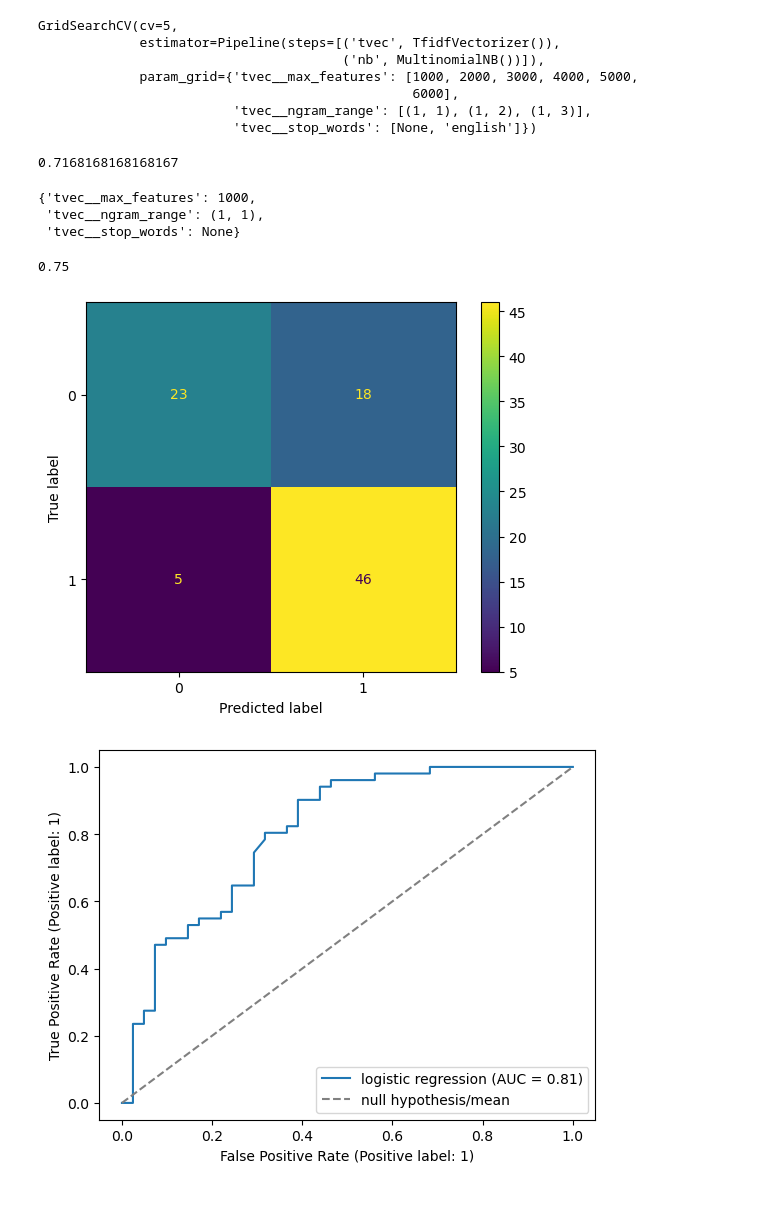
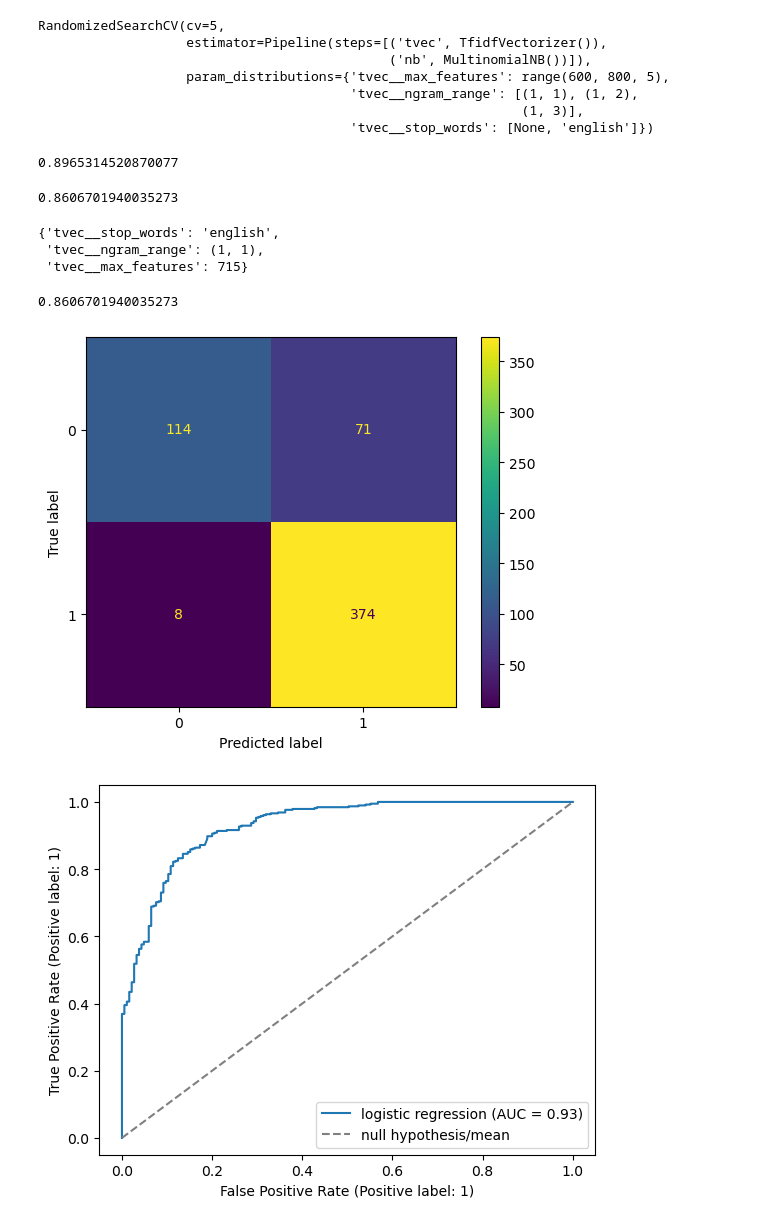
Before and after one commit to ssaurbier/subreddit_nlp, a Jupyter notebook: code/preprocessing.ipynb, the cells around one changed output. Cells and saved outputs as stored; diff of their text form; code cells hidden in the pictures.

```diff
--- a/code/preprocessing.ipynb
+++ b/code/preprocessing.ipynb
@@ -78,12 +105,12 @@ pipe = Pipeline([
     ('nb', MultinomialNB())
 ])
 # %%
-pipe = {
-    'tvec__max_features': [i for i in range (1000, 6001, 1000)],
+pipe_params = {
+    'tvec__max_features': range(600,800,5),
     'tvec__stop_words': [None, 'english'],
-    'tvec__ngram_range': [(1,1), (1,2), (1,3)],
-    'cvec__max_features': [2000, 3000, 4000, 5000],
-    'cvec__min_df': [2, 3, 5],
-    'cvec__max_df': [i*.1 for i in range(50, 101, 5)],
-    'cvec__ngram_range': [(1, 1), (1, 2), (1,3)]
+    'tvec__ngram_range': [(1,1), (1,2), (1,3)]
+    #'cvec__max_features': range(2500, 3500, 100),
+    #'cvec__min_df': range(1,5),
+    #'cvec__max_df': [i/100 for i in range(0, 100, 5)],
+    #'cvec__ngram_range': [(1,1),(1, 2), (1,3)]
 }
@@ -90,42 +130,44 @@ pipe = {
 # %%
-gs = GridSearchCV(pipe_tvec,
-                  param_grid = pipe_tvec_params,
-                  cv = 5)
+rs = RandomizedSearchCV(pipe,
+                  pipe_params,
+                    cv = 5)
 # %%
-gs.fit(X_train, y_train)
+rs.fit(X_train, y_train)
 # %% [output]
-GridSearchCV(cv=5,
-             estimator=Pipeline(steps=[('tvec', TfidfVectorizer()),
-                                       ('nb', MultinomialNB())]),
-             param_grid={'tvec__max_features': [1000, 2000, 3000, 4000, 5000,
-                                                6000],
-                         'tvec__ngram_range': [(1, 1), (1, 2), (1, 3)],
-                         'tvec__stop_words': [None, 'english']})
+RandomizedSearchCV(cv=5,
+                   estimator=Pipeline(steps=[('tvec', TfidfVectorizer()),
+                                             ('nb', MultinomialNB())]),
+                   param_distributions={'tvec__max_features': range(600, 800, 5),
+                                        'tvec__ngram_range': [(1, 1), (1, 2),
+                                                              (1, 3)],
+                                        'tvec__stop_words': [None, 'english']})
 # %%
-gs.best_score_
+print(rs.score(X_train, y_train))
+rs.score(X_test, y_test)
 # %% [output]
-0.7168168168168167
+0.8965314520870077
+0.8606701940035273
 # %%
-gs.best_params_
+rs.best_params_
 # %% [output]
-{'tvec__max_features': 1000,
+{'tvec__stop_words': 'english',
  'tvec__ngram_range': (1, 1),
- 'tvec__stop_words': None}
+ 'tvec__max_features': 715}
 # %%
-gs.score(X_test, y_test)
+rs.score(X_test, y_test)
 # %% [output]
-0.75
+0.8606701940035273
 # %%
-preds = gs.predict(X_test)
+preds = rs.predict(X_test)
 # %%
 cm = confusion_matrix(y_test, preds)
 
 display = ConfusionMatrixDisplay(confusion_matrix = cm,
-                             display_labels = gs.classes_)
+                             display_labels = rs.classes_)
 
-disp.plot();
+display.plot();
 # %% [output]
-[figure, old version]
+[figure, new version]
 # %%
 # Basic ROC
 
@@ -134,7 +176,7 @@ disp.plot();
 ax = plt.gca()
 
 # use RocCurveDisplay for both estimators
-RocCurveDisplay.from_estimator(gs, X_test, y_test, ax=ax, name='logistic regression')
+RocCurveDisplay.from_estimator(rs, X_test, y_test, ax=ax, name='logistic regression')
 
 # add 'worst case scenario' line
 plt.plot([0,1], [0,1], label='null hypothesis/mean', linestyle='--', color='gray')
@@ -142,4 +184,4 @@ plt.plot([0,1], [0,1], label='null hypothesis/mean', linestyle='--', color='gray
 # necessary to label the baseline
 plt.legend();
 # %% [output]
-[figure, old version]
+[figure, new version]
```
Also changed, not shown: parts of 14 cells of this notebook, 3 other files.
